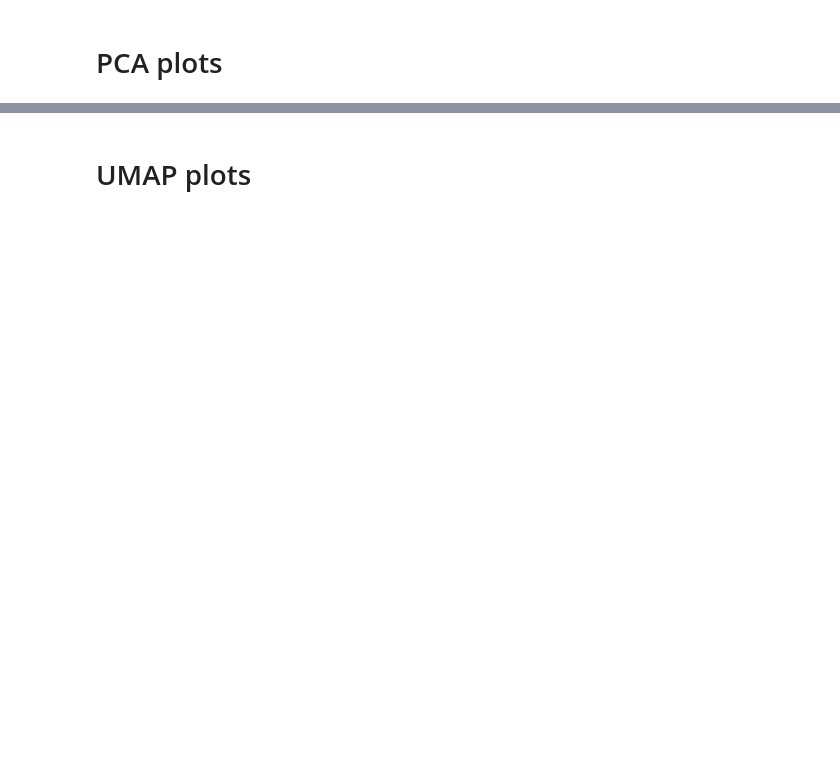
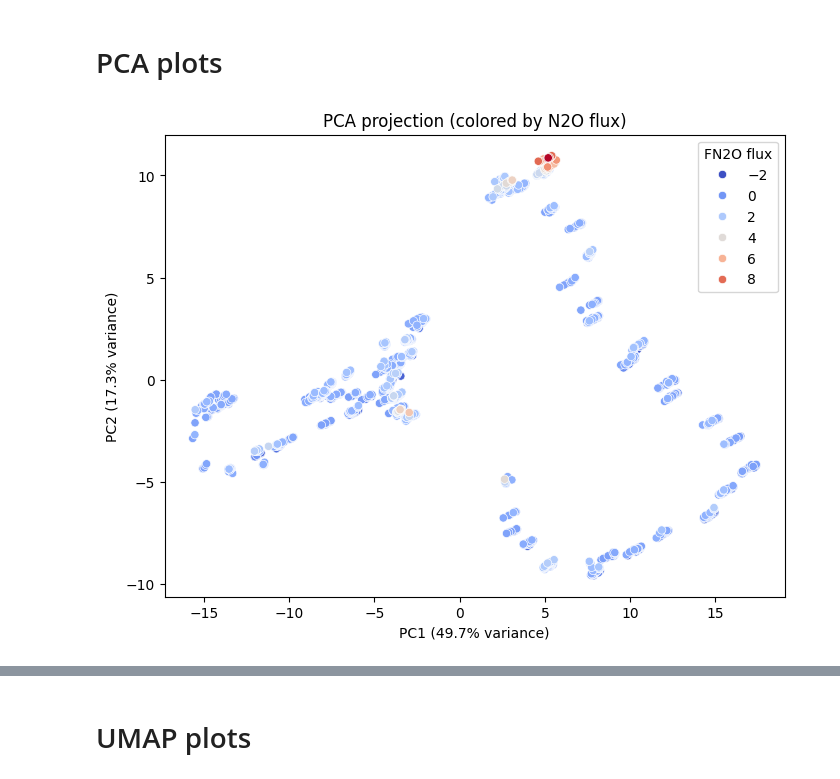
Before and after one commit to AndreasHiropedi/N2O_Emissions_Prediction, a Jupyter notebook: data_exploration/data_exploration_oensingen_2018-19.ipynb, the cells around one changed output, grey strips where cells are left out. Saved outputs shown, nothing was run; the diff lists cells and outputs as text; code cells hidden in the pictures; blank space fills up the shorter version.

Commit message:
finished analysis cleanup to unify again

```diff
--- a/data_exploration/data_exploration_oensingen_2018-19.ipynb
+++ b/data_exploration/data_exploration_oensingen_2018-19.ipynb
@@ -1052,34 +960,36 @@ oensingen_1_clean = oensingen_1_clean.sort_values(
     by="N2O_Flux",
     ascending=True  # ascending puts zeros first, descending puts them last
 )
 
-X_1 = oensingen_1_clean.drop(columns=["N2O_Flux", "Timestamp", "time_diff", "Date"])
+X_1 = oensingen_1_clean.drop(columns=["N2O_Flux", "Date", "T5_bin", "T15_bin"])
 y_1 = oensingen_1_clean["N2O_Flux"]
 
 from sklearn.decomposition import PCA
 from sklearn.preprocessing import StandardScaler
 import matplotlib.pyplot as plt
 import seaborn as sns
 
 # Standardize predictors
 X_scaled_1 = StandardScaler().fit_transform(X_1)
 
 # Run PCA (2 components for visualization)
 pca_1 = PCA(n_components=2)
 X_pca_1 = pca_1.fit_transform(X_scaled_1)
 
 # Create DataFrame for plotting
 pca_df_1 = pd.DataFrame(X_pca_1, columns=['PC1', 'PC2'])
 pca_df_1["FN2O"] = y_1.values
 
 # Scatter plot
 plt.figure(figsize=(8,6))
 sns.scatterplot(data=pca_df_1, x="PC1", y="PC2", hue="FN2O", palette="coolwarm")
 plt.title("PCA projection (colored by N2O flux)")
 plt.xlabel(f"PC1 ({pca_1.explained_variance_ratio_[0]*100:.1f}% variance)")
 plt.ylabel(f"PC2 ({pca_1.explained_variance_ratio_[1]*100:.1f}% variance)")
 plt.legend(title="FN2O flux", loc="best")
 plt.show()
+# %% [output]
+[figure, added]
 # %%
 loadings = pd.DataFrame(
     pca_1.components_.T,
```
Also changed, not shown: parts of 26 cells of this notebook, 3 other files.
